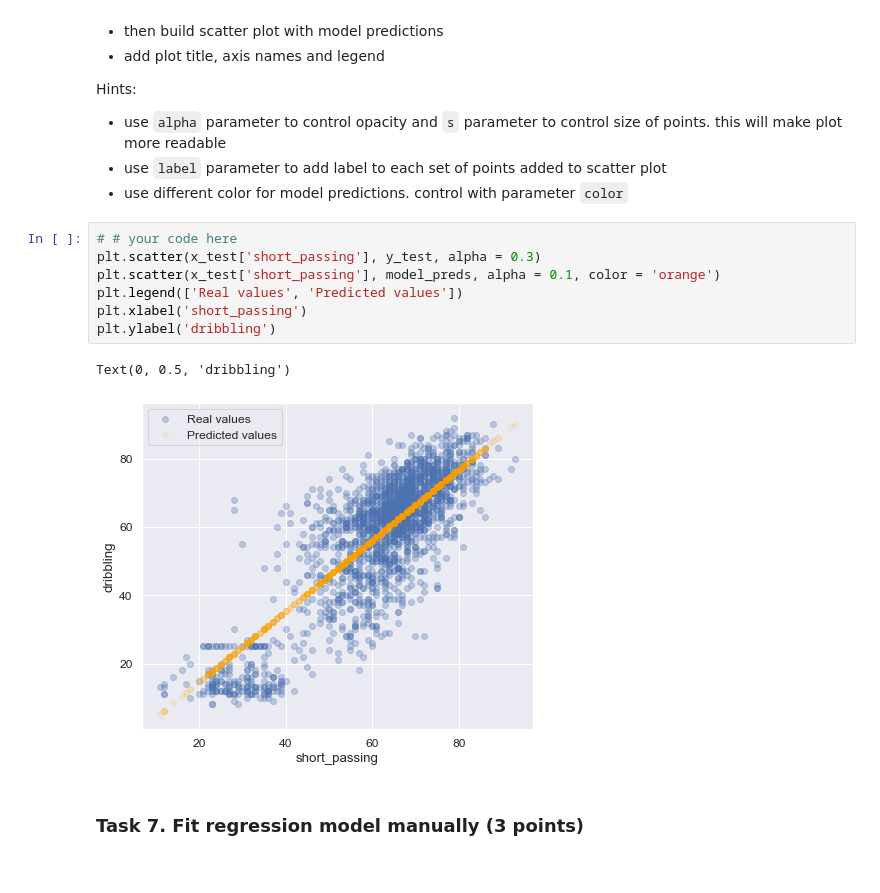
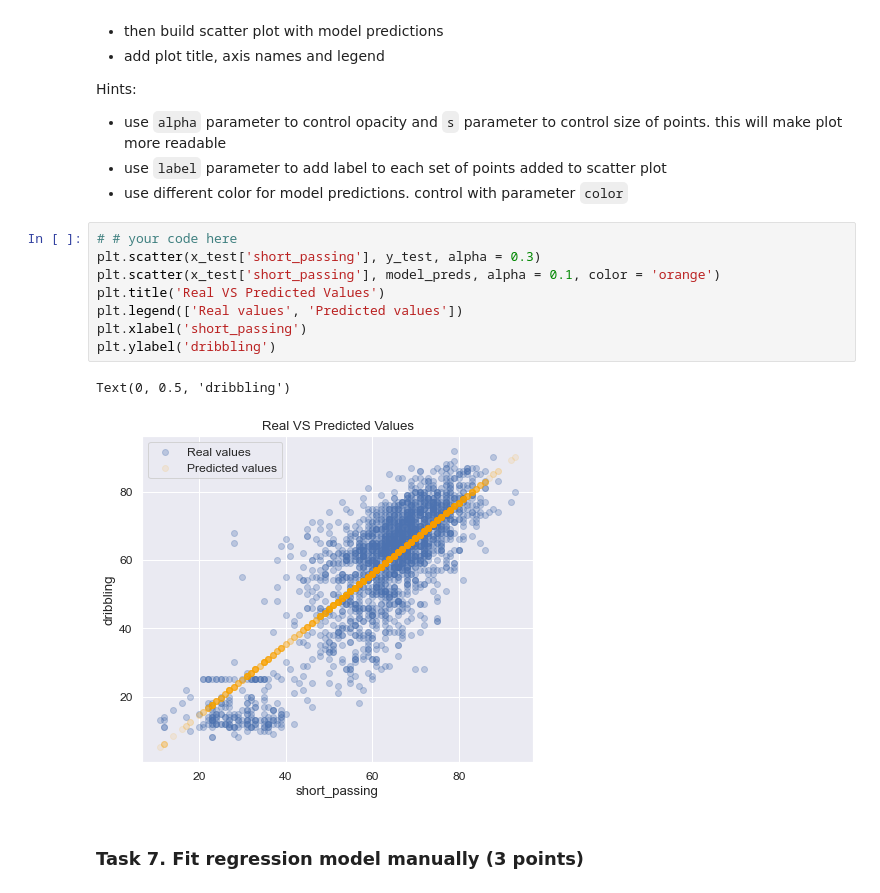
Before and after one commit to alaksiej-karalou/rsschool-ml-2022q1-public, a Jupyter notebook: 3/linear_regression.ipynb, the cells around one changed output. Drawn from its saved outputs; the diff is of its cells as text.

```diff
--- a/3/linear_regression.ipynb
+++ b/3/linear_regression.ipynb
@@ -634,13 +634,14 @@ Hints:
 # %%
 # # your code here
 plt.scatter(x_test['short_passing'], y_test, alpha = 0.3)
 plt.scatter(x_test['short_passing'], model_preds, alpha = 0.1, color = 'orange')
+plt.title('Real VS Predicted Values')
 plt.legend(['Real values', 'Predicted values'])
 plt.xlabel('short_passing')
 plt.ylabel('dribbling')
 # %% [output]
 Text(0, 0.5, 'dribbling')
-[figure, old version]
+[figure, new version]
 # %% [markdown]
 ### Task 7.  Fit regression model manually (3 points)
 # %% [markdown]
```
Also changed, not shown: parts of 56 cells of this notebook, 1 other file.
